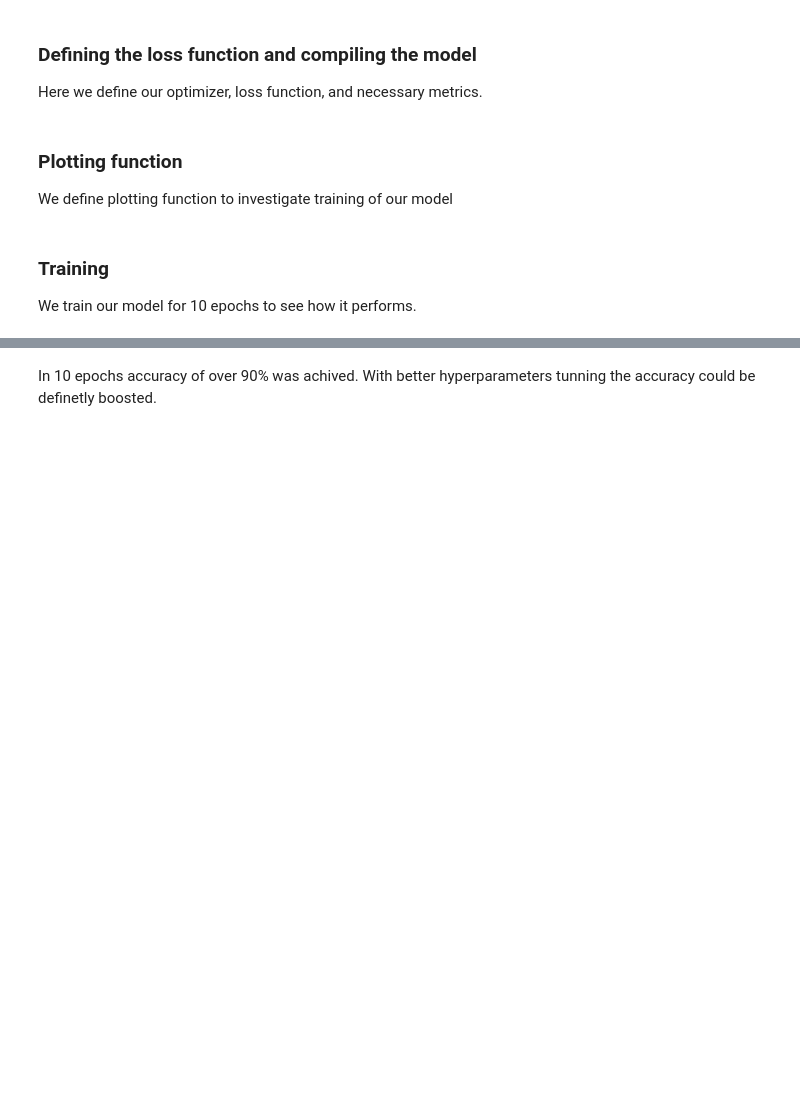
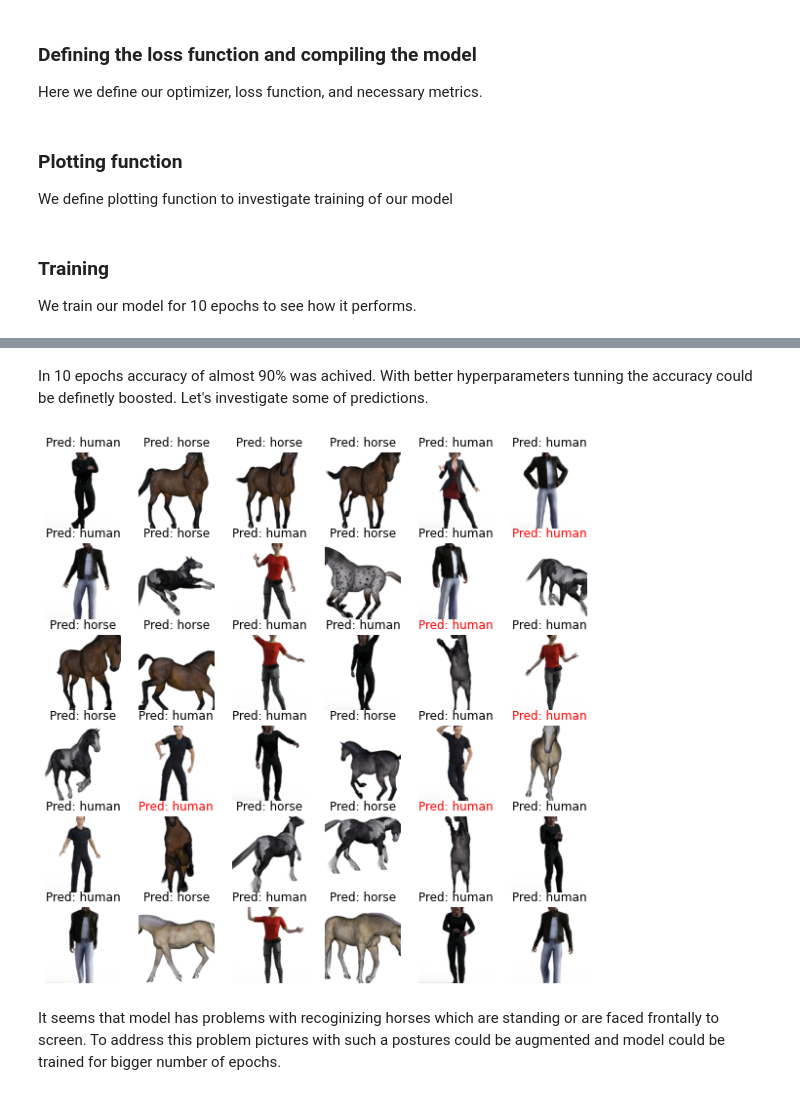
Before and after one commit to misiungs/famous_networks, a Jupyter notebook: 2_AlexNet_HumanOrHorse.ipynb, the cells around one changed output, grey strips where cells are left out. Saved outputs shown, nothing was run; the diff lists cells and outputs as text; code cells hidden in the pictures; blank space fills up the shorter version.

```diff
--- a/2_AlexNet_HumanOrHorse.ipynb
+++ b/2_AlexNet_HumanOrHorse.ipynb
@@ -151,2 +151,22 @@ Loss: 0.327  Accuracy: 0.906
 # %% [markdown]
-In 10 epochs accuracy of over 90% was achived. With better hyperparameters tunning the accuracy could be definetly boosted.
+In 10 epochs accuracy of almost 90% was achived. With better hyperparameters tunning the accuracy could be definetly boosted.
+Let's investigate some of predictions.
+# %%
+class_names = ['horse', 'human']
+plt.figure(figsize=(10, 10))
+for images, labels in valid_ds.take(1):
+  #print(images[0].numpy().astype("uint8"))
+  pred = np.rint(model.predict(images)).astype("uint8")
+  for i in range(36):
+    ax = plt.subplot(6, 6, i + 1)
+    if labels[i] == pred[i][0]:
+        col = 'black'
+    else:
+        col = 'red'
+    plt.imshow(np.multiply(images[i].numpy(),255).astype("uint8"))
+    plt.title('Pred: {:s}'.format(class_names[pred[i][0]]), color=col)
+    plt.axis("off")
+# %% [output]
+[figure, added]
+# %% [markdown]
+It seems that model has problems with recoginizing horses which are standing or are faced frontally to screen. To address this problem pictures with such a postures could be augmented and model could be trained for bigger number of epochs.
```
Also changed, not shown: parts of 1 cell of this notebook.
